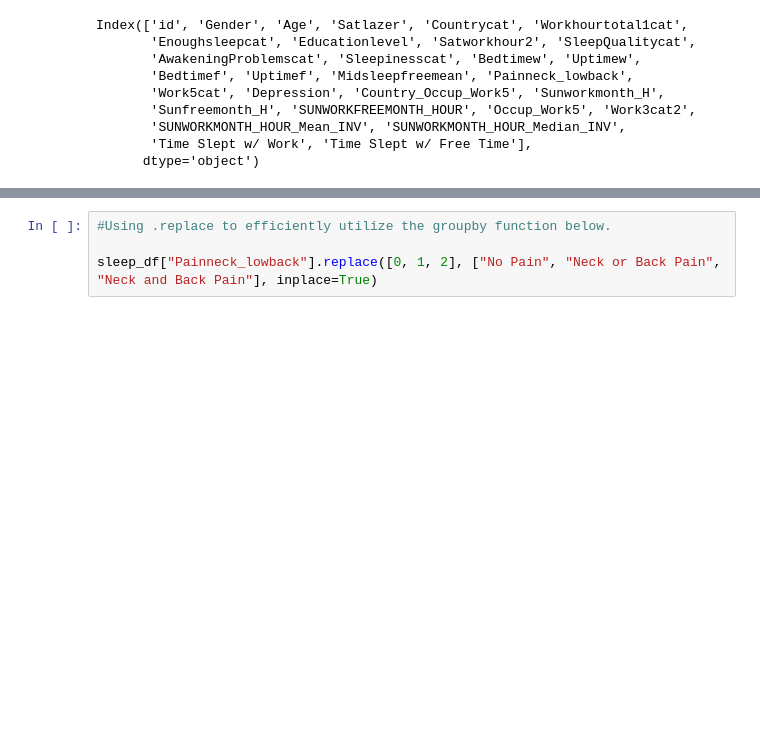
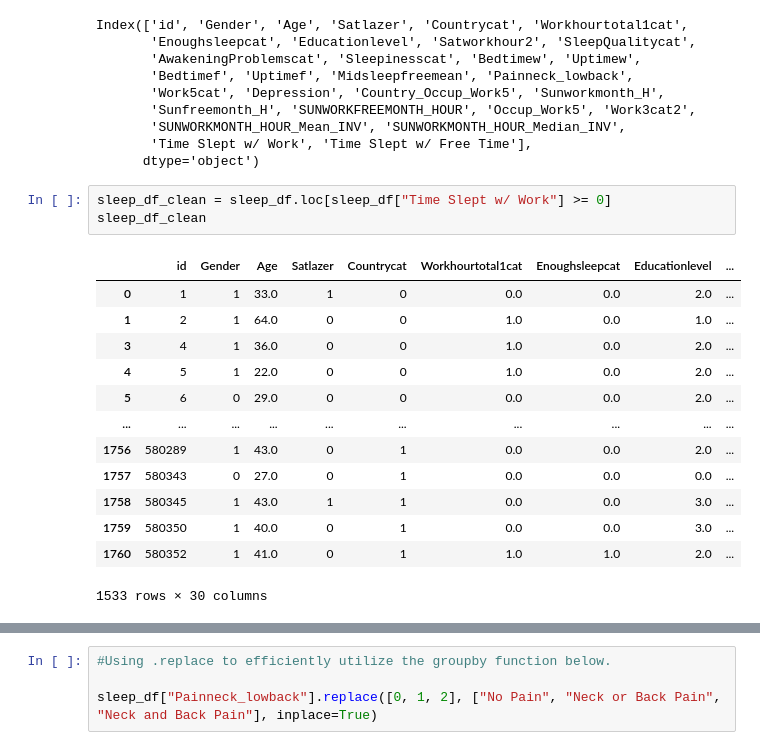
Before and after one commit to jbarkle/Exploratory-Analysis-of-Sleep-Data, a Jupyter notebook: pain_sleep_sdk.ipynb, the cells around one changed output, grey strips where cells are left out. Cells and saved outputs as stored; diff of their text form; blank space fills up the shorter version.

```diff
--- a/pain_sleep_sdk.ipynb
+++ b/pain_sleep_sdk.ipynb
@@ -113,3 +113,20 @@ Index(['id', 'Gender', 'Age', 'Satlazer', 'Countrycat', 'Workhourtotal1cat',
        'SUNWORKMONTH_HOUR_Mean_INV', 'SUNWORKMONTH_HOUR_Median_INV',
        'Time Slept w/ Work', 'Time Slept w/ Free Time'],
       dtype='object')
+# %%
+sleep_df_clean = sleep_df.loc[sleep_df["Time Slept w/ Work"] >= 0]
+sleep_df_clean
+# %% [output]
+|  | id | Gender | Age | Satlazer | Countrycat | Workhourtotal1cat | Enoughsleepcat | Educationlevel | ... |
+| 0 | 1 | 1 | 33.0 | 1 | 0 | 0.0 | 0.0 | 2.0 | ... |
+| 1 | 2 | 1 | 64.0 | 0 | 0 | 1.0 | 0.0 | 1.0 | ... |
+| 3 | 4 | 1 | 36.0 | 0 | 0 | 1.0 | 0.0 | 2.0 | ... |
+| 4 | 5 | 1 | 22.0 | 0 | 0 | 1.0 | 0.0 | 2.0 | ... |
+| 5 | 6 | 0 | 29.0 | 0 | 0 | 0.0 | 0.0 | 2.0 | ... |
+| ... | ... | ... | ... | ... | ... | ... | ... | ... | ... |
+| 1756 | 580289 | 1 | 43.0 | 0 | 1 | 0.0 | 0.0 | 2.0 | ... |
+| 1757 | 580343 | 0 | 27.0 | 0 | 1 | 0.0 | 0.0 | 0.0 | ... |
+| 1758 | 580345 | 1 | 43.0 | 1 | 1 | 0.0 | 0.0 | 3.0 | ... |
+| 1759 | 580350 | 1 | 40.0 | 0 | 1 | 0.0 | 0.0 | 3.0 | ... |
+| 1760 | 580352 | 1 | 41.0 | 0 | 1 | 1.0 | 1.0 | 2.0 | ... |
+1533 rows × 30 columns
```
Also changed, not shown: parts of 13 cells of this notebook, 5 other files.
